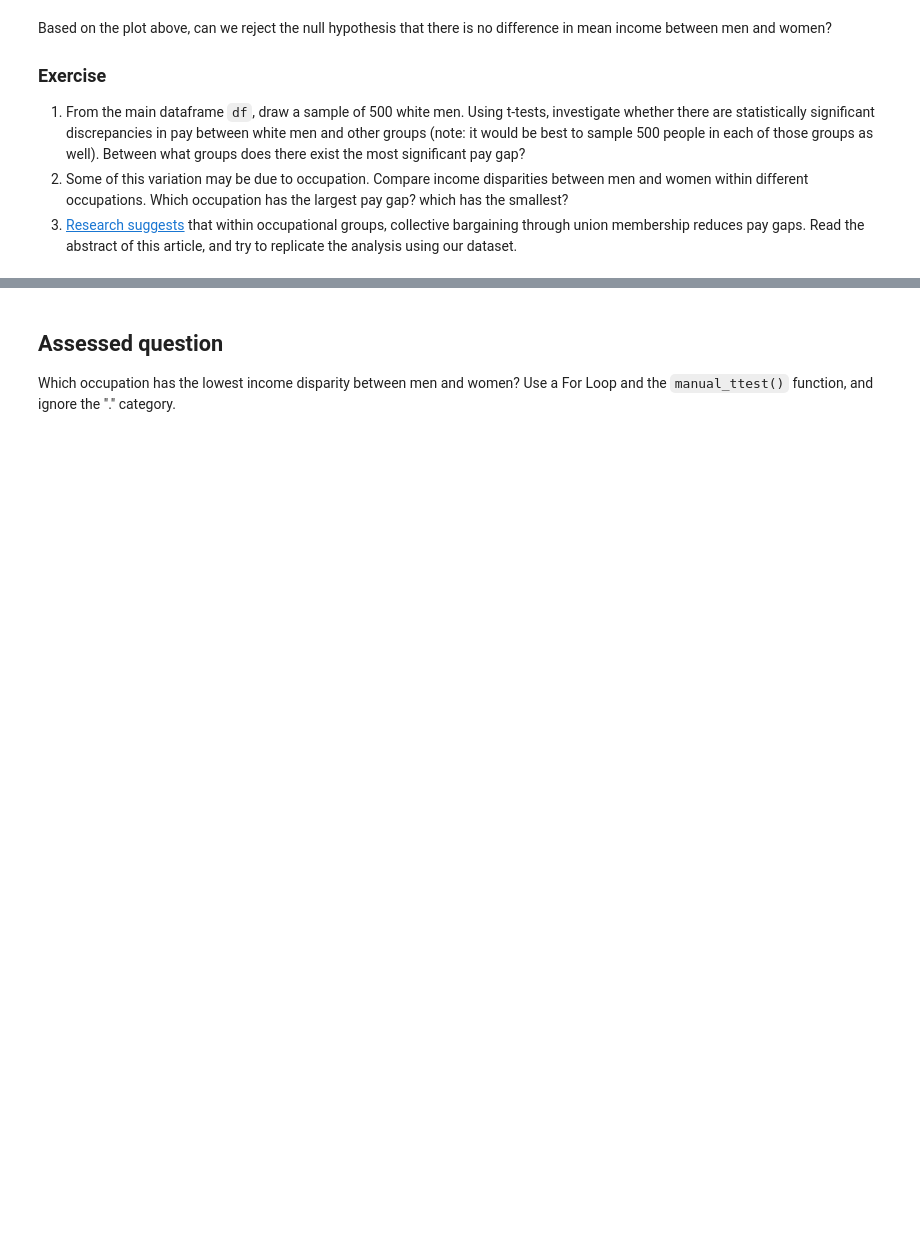
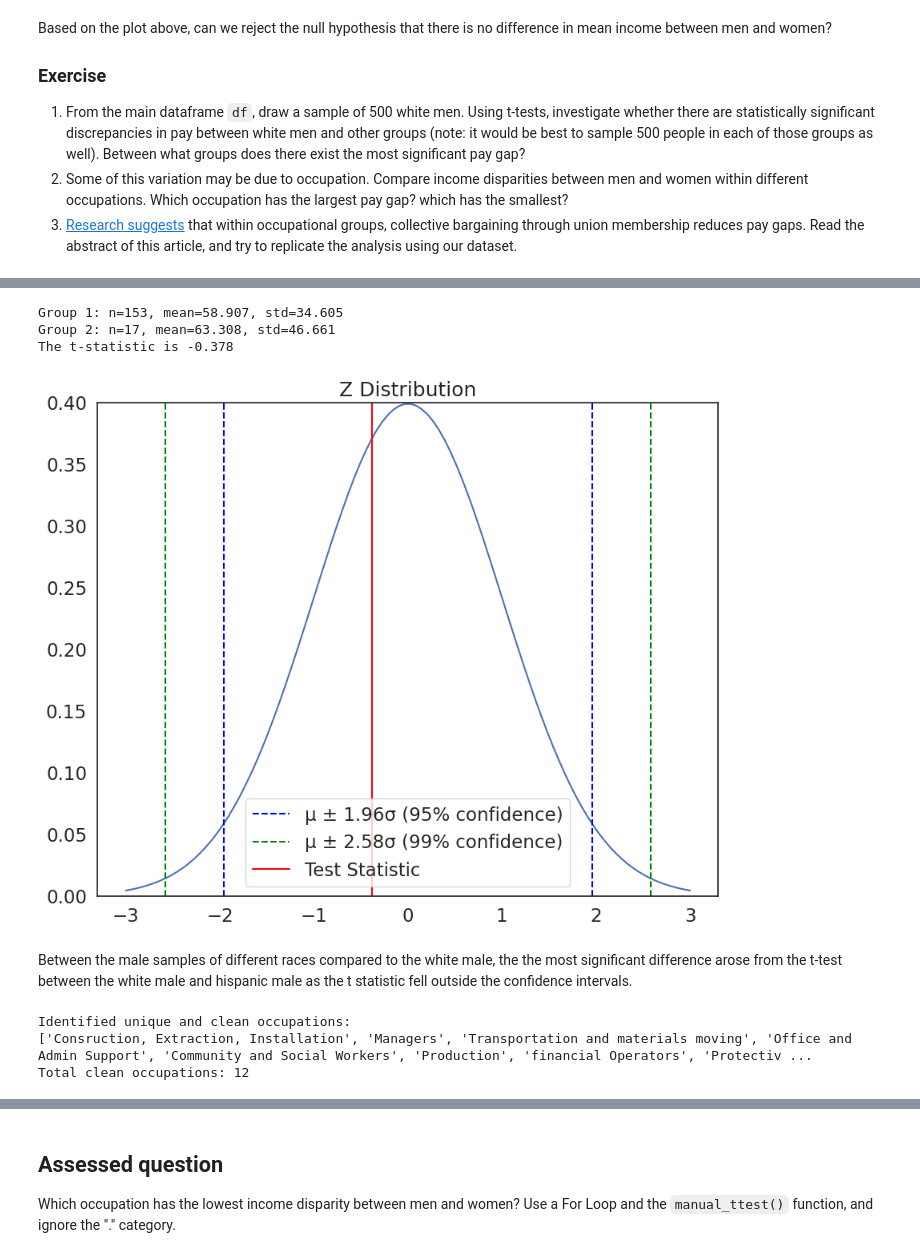
Before and after one commit to DiegoArgn/QM-2, a Jupyter notebook: w06_hypothesis_testing.ipynb, the cells around one changed output, grey strips where cells are left out. Saved outputs shown, nothing was run; the diff lists cells and outputs as text; code cells hidden in the pictures; blank space fills up the shorter version.

```diff
--- a/w06_hypothesis_testing.ipynb
+++ b/w06_hypothesis_testing.ipynb
@@ -296,0 +353,15 @@ Based on the plot above, can we reject the null hypothesis that there is no diff
+# %%
+menwhite=sample[(sample['sex']==1) & (sample['race']==1)] #
+mennon=sample[(sample['sex']==1) & (sample['race']==4)] #
+
+c = manual_ttest(menwhite['income'], mennon['income']) #
+# %% [output]
+Group 1: n=153, mean=58.907, std=34.605
+Group 2: n=17, mean=63.308, std=46.661
+The t-statistic is -0.378
+# %%
+plot_z(c)
+# %% [output]
+[figure, added]
+# %% [markdown]
+Between the male samples of different races compared to the white male, the the most significant difference arose from the t-test between the white male and hispanic male as the t statistic fell outside the confidence intervals.
@@ -296,0 +373,11 @@ Based on the plot above, can we reject the null hypothesis that there is no diff
+# %%
+unique_occupations = df['occupation'].unique()
+clean_occupations = [occ for occ in unique_occupations if pd.notna(occ) and occ != '.']
+
+print("Identified unique and clean occupations:")
+print(clean_occupations)
+print(f"Total clean occupations: {len(clean_occupations)}")
+# %% [output]
+Identified unique and clean occupations:
+['Consruction, Extraction, Installation', 'Managers', 'Transportation and materials moving', 'Office and Admin Support', 'Community and Social Workers', 'Production', 'financial Operators', 'Protectiv ...
+Total clean occupations: 12
```
Also changed, not shown: parts of 20 cells of this notebook.
